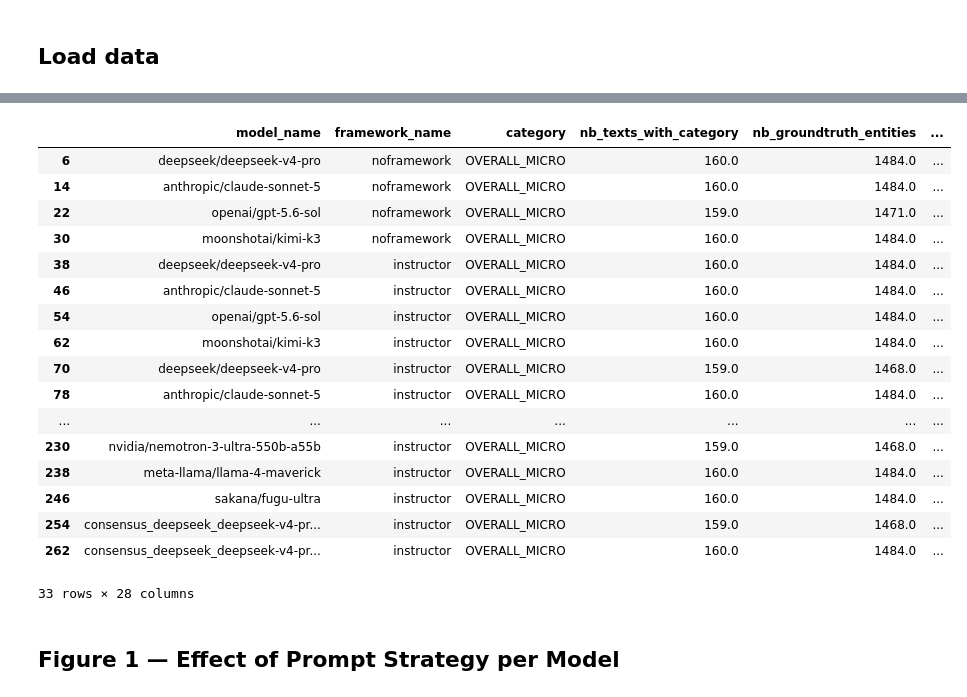
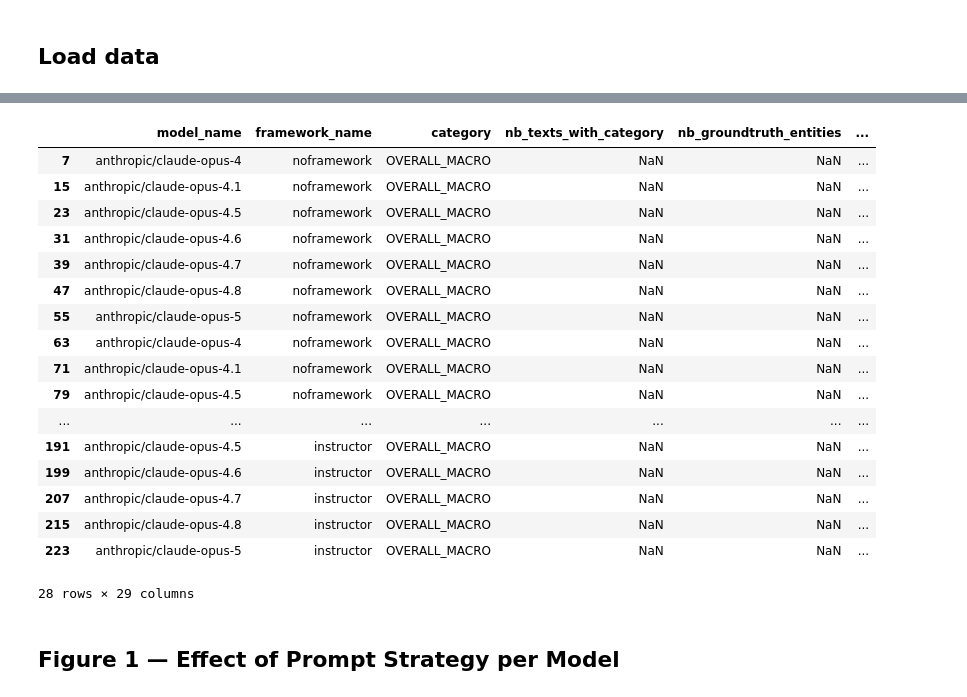
Before and after one commit to MDverse/mdner_llm, a Jupyter notebook: notebooks/plot_ner_performance.ipynb, the cells around one changed output, grey strips where cells are left out. Drawn from its saved outputs; the diff is of its cells as text; code cells hidden in the pictures.

```diff
--- a/notebooks/plot_ner_performance.ipynb
+++ b/notebooks/plot_ner_performance.ipynb
@@ -69,7 +76,7 @@ def apply_journal_theme(figure: go.Figure, y_axis_title: str) -> None:
 # %% [markdown]
 ## **Load data**
 # %%
-CSV_PATH = "../results/publi_llm/evaluation/eval_all_models.csv"  # path to your aggregated results file
+CSV_PATH = "../results/llm_opus/evaluation/all_grouped_evaluation_metrics.csv"  # path to your aggregated results file
 
 df = pd.read_csv(CSV_PATH)
 df
@@ -90,26 +97,26 @@ df
 # %%
 # Filter with only the overall results for each model
-overall = df[df["category"] == "OVERALL_MICRO"]  # or OVERALL_MACRO
+overall = df[df["category"] == "OVERALL_MACRO"]  # or OVERALL_MACRO
 overall
 # %% [output]
 |  | model_name | framework_name | category | nb_texts_with_category | nb_groundtruth_entities | ... |
-| 6 | deepseek/deepseek-v4-pro | noframework | OVERALL_MICRO | 160.0 | 1484.0 | ... |
-| 14 | anthropic/claude-sonnet-5 | noframework | OVERALL_MICRO | 160.0 | 1484.0 | ... |
-| 22 | openai/gpt-5.6-sol | noframework | OVERALL_MICRO | 159.0 | 1471.0 | ... |
-| 30 | moonshotai/kimi-k3 | noframework | OVERALL_MICRO | 160.0 | 1484.0 | ... |
-| 38 | deepseek/deepseek-v4-pro | instructor | OVERALL_MICRO | 160.0 | 1484.0 | ... |
-| 46 | anthropic/claude-sonnet-5 | instructor | OVERALL_MICRO | 160.0 | 1484.0 | ... |
-| 54 | openai/gpt-5.6-sol | instructor | OVERALL_MICRO | 160.0 | 1484.0 | ... |
-| 62 | moonshotai/kimi-k3 | instructor | OVERALL_MICRO | 160.0 | 1484.0 | ... |
-| 70 | deepseek/deepseek-v4-pro | instructor | OVERALL_MICRO | 159.0 | 1468.0 | ... |
-| 78 | anthropic/claude-sonnet-5 | instructor | OVERALL_MICRO | 160.0 | 1484.0 | ... |
+| 7 | anthropic/claude-opus-4 | noframework | OVERALL_MACRO | NaN | NaN | ... |
+| 15 | anthropic/claude-opus-4.1 | noframework | OVERALL_MACRO | NaN | NaN | ... |
+| 23 | anthropic/claude-opus-4.5 | noframework | OVERALL_MACRO | NaN | NaN | ... |
+| 31 | anthropic/claude-opus-4.6 | noframework | OVERALL_MACRO | NaN | NaN | ... |
+| 39 | anthropic/claude-opus-4.7 | noframework | OVERALL_MACRO | NaN | NaN | ... |
+| 47 | anthropic/claude-opus-4.8 | noframework | OVERALL_MACRO | NaN | NaN | ... |
+| 55 | anthropic/claude-opus-5 | noframework | OVERALL_MACRO | NaN | NaN | ... |
+| 63 | anthropic/claude-opus-4 | noframework | OVERALL_MACRO | NaN | NaN | ... |
+| 71 | anthropic/claude-opus-4.1 | noframework | OVERALL_MACRO | NaN | NaN | ... |
+| 79 | anthropic/claude-opus-4.5 | noframework | OVERALL_MACRO | NaN | NaN | ... |
 | ... | ... | ... | ... | ... | ... | ... |
-| 230 | nvidia/nemotron-3-ultra-550b-a55b | instructor | OVERALL_MICRO | 159.0 | 1468.0 | ... |
-| 238 | meta-llama/llama-4-maverick | instructor | OVERALL_MICRO | 160.0 | 1484.0 | ... |
-| 246 | sakana/fugu-ultra | instructor | OVERALL_MICRO | 160.0 | 1484.0 | ... |
-| 254 | consensus_deepseek_deepseek-v4-pr... | instructor | OVERALL_MICRO | 159.0 | 1468.0 | ... |
-| 262 | consensus_deepseek_deepseek-v4-pr... | instructor | OVERALL_MICRO | 160.0 | 1484.0 | ... |
+| 191 | anthropic/claude-opus-4.5 | instructor | OVERALL_MACRO | NaN | NaN | ... |
+| 199 | anthropic/claude-opus-4.6 | instructor | OVERALL_MACRO | NaN | NaN | ... |
+| 207 | anthropic/claude-opus-4.7 | instructor | OVERALL_MACRO | NaN | NaN | ... |
+| 215 | anthropic/claude-opus-4.8 | instructor | OVERALL_MACRO | NaN | NaN | ... |
+| 223 | anthropic/claude-opus-5 | instructor | OVERALL_MACRO | NaN | NaN | ... |
-33 rows × 28 columns
+28 rows × 29 columns
 # %% [markdown]
 ## **Figure 1 — Effect of Prompt Strategy per Model**
 # %%
```
Also changed, not shown: parts of 9 cells of this notebook, 2 other files.
